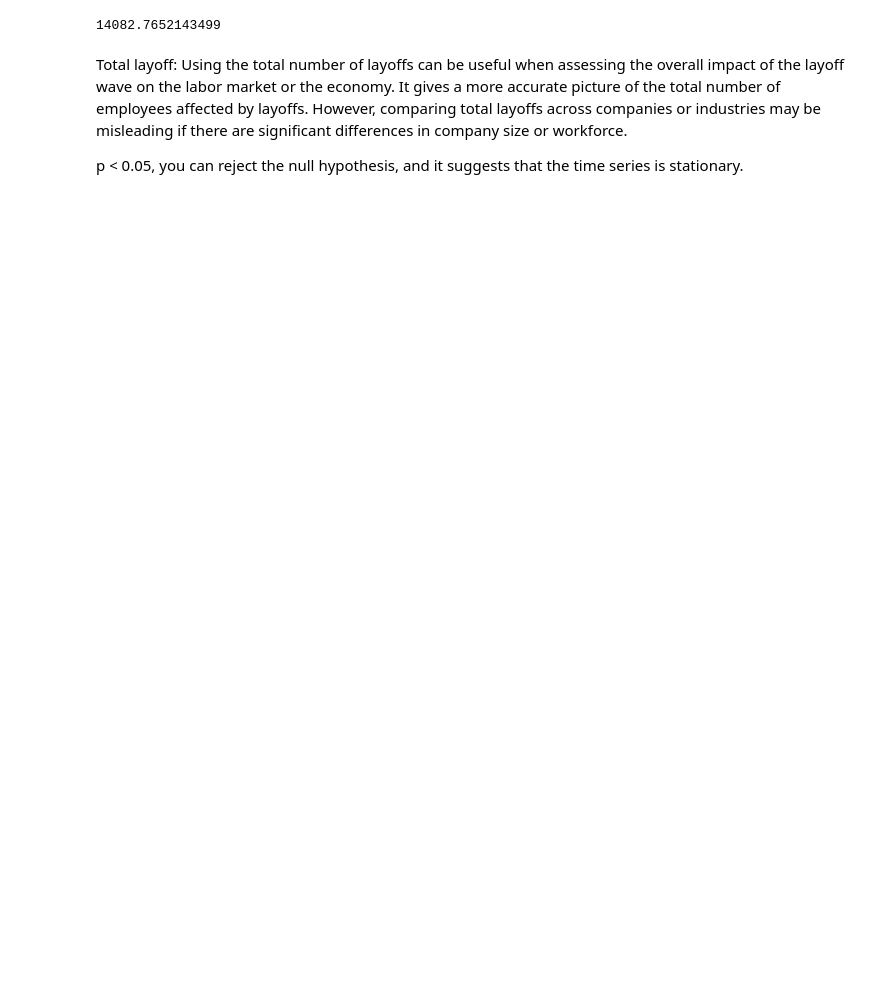
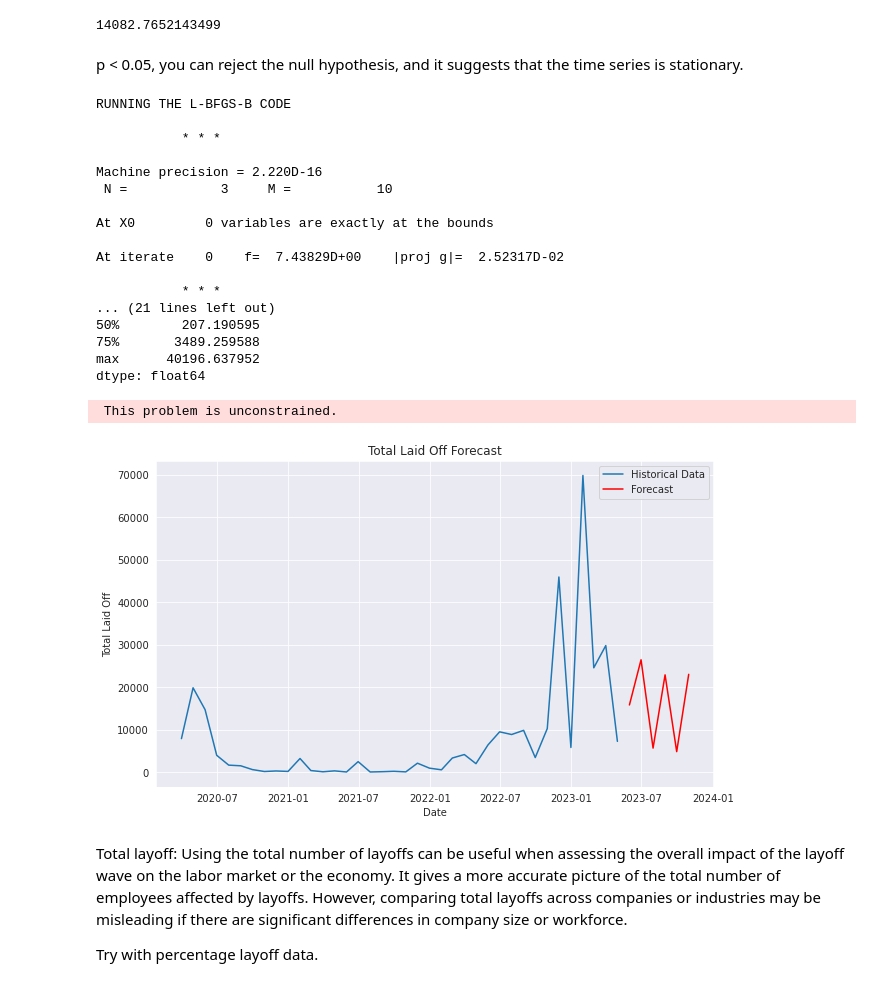
Before and after one commit to Maia97/layoffs-2022-analysis, a Jupyter notebook: layoffs-2022-analysis.ipynb, the cells around one changed output. Saved outputs shown, nothing was run; the diff lists cells and outputs as text; code cells hidden in the pictures; blank space fills up the shorter version.

```diff
--- a/layoffs-2022-analysis.ipynb
+++ b/layoffs-2022-analysis.ipynb
@@ -634,7 +623,69 @@ monthly_layoffs
 print(monthly_layoffs['total_laid_off'].std())
 # %% [output]
 14082.7652143499
+# %% [markdown]
+p < 0.05, you can reject the null hypothesis, and it suggests that the time series is stationary.
+# %%
+import statsmodels.api as sm
+
+# Fit the model to the data
+model = sm.tsa.statespace.SARIMAX(monthly_layoffs['total_laid_off_diff'].dropna(), order=(2, 0, 0), seasonal_order=(0, 1, 0, 12))
+results = model.fit()
+
+# Validate the model: Check the residuals
+residuals = results.resid
+print(residuals.describe())
+
+# Make forecasts
+forecast = results.get_forecast(steps=6)
+forecast_conf_int = forecast.conf_int()
+
+# Get the last observed value
+last_observed_value = monthly_layoffs['total_laid_off'].iloc[-1]
+
+# Convert the forecasted values and confidence intervals to the original scale
+forecast_original_scale = last_observed_value + forecast.predicted_mean.cumsum()
+forecast_conf_int['lower'] = last_observed_value + forecast_conf_int.iloc[:, 0].cumsum()
+forecast_conf_int['upper'] = last_observed_value + forecast_conf_int.iloc[:, 1].cumsum()
+
+# Create a DataFrame for the forecast results
+forecast_df = pd.DataFrame({
+    'total_laid_off': forecast_original_scale,
+    'lower_bound': forecast_conf_int['lower'],
+    'upper_bound': forecast_conf_int['upper']
+})
+
+# Plot the original data and the forecast
+plt.figure(figsize=(10, 6))
+plt.plot(monthly_layoffs.index, monthly_layoffs['total_laid_off'], label='Historical Data')
+plt.plot(forecast_df.index, forecast_df['total_laid_off'], color='red', label='Forecast')
+# plt.fill_between(forecast_df.index, forecast_df['lower_bound'], forecast_df['upper_bound'], color='pink', alpha=0.3)
+plt.title('Total Laid Off Forecast')
+plt.xlabel('Date')
+plt.ylabel('Total Laid Off')
+plt.legend()
+plt.show()
+# %% [output]
+RUNNING THE L-BFGS-B CODE
+
+           * * *
+
+Machine precision = 2.220D-16
+ N =            3     M =           10
+
+At X0         0 variables are exactly at the bounds
+
+At iterate    0    f=  7.43829D+00    |proj g|=  2.52317D-02
+
+           * * *
+... (21 lines left out)
+50%        207.190595
+75%       3489.259588
+max      40196.637952
+dtype: float64
+ This problem is unconstrained.
+[figure, added]
 # %% [markdown]
 Total layoff: Using the total number of layoffs can be useful when assessing the overall impact of the layoff wave on the labor market or the economy. It gives a more accurate picture of the total number of employees affected by layoffs. However, comparing total layoffs across companies or industries may be misleading if there are significant differences in company size or workforce.
 
-p < 0.05, you can reject the null hypothesis, and it suggests that the time series is stationary.
+Try with percentage layoff data.
```
Also changed, not shown: parts of 11 cells of this notebook.
